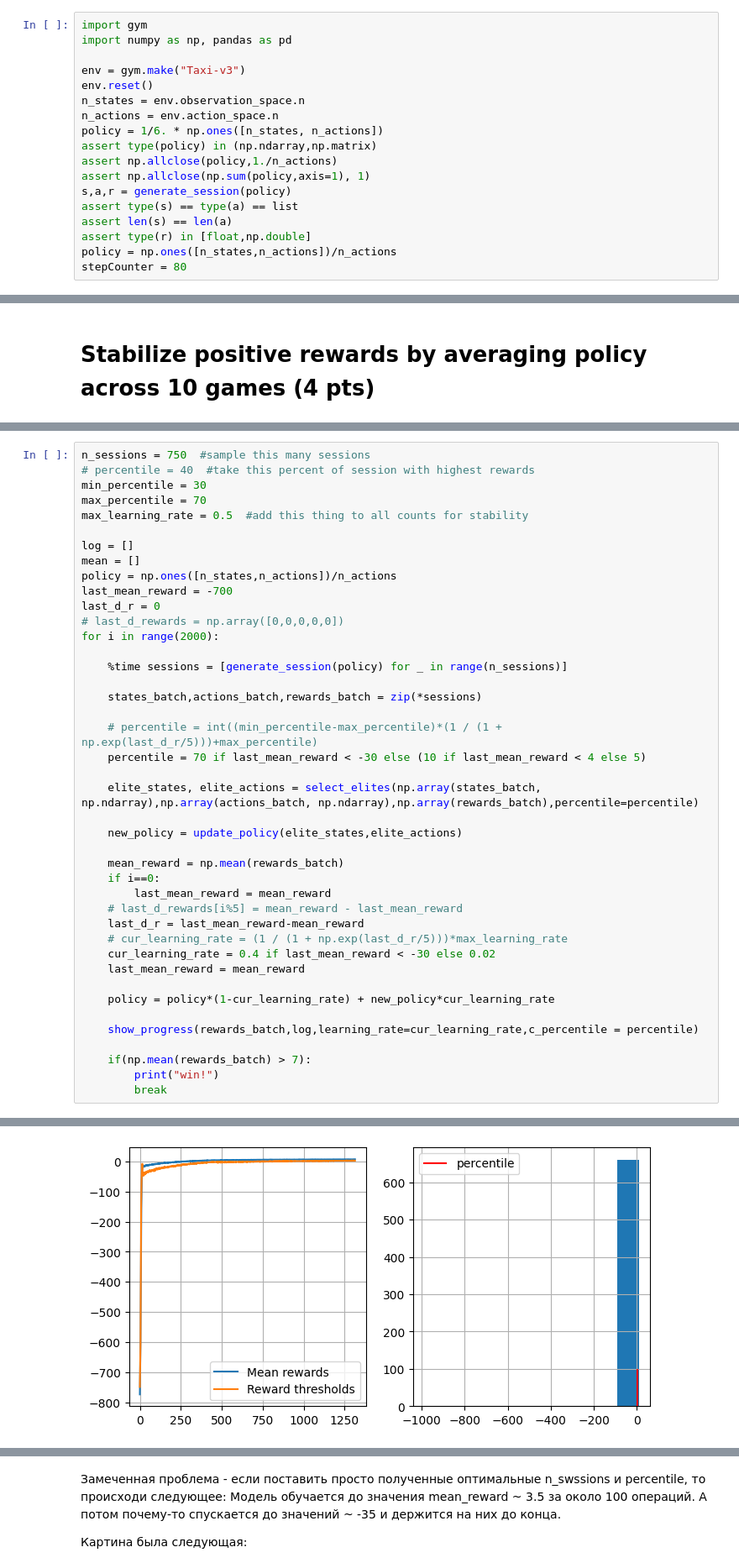
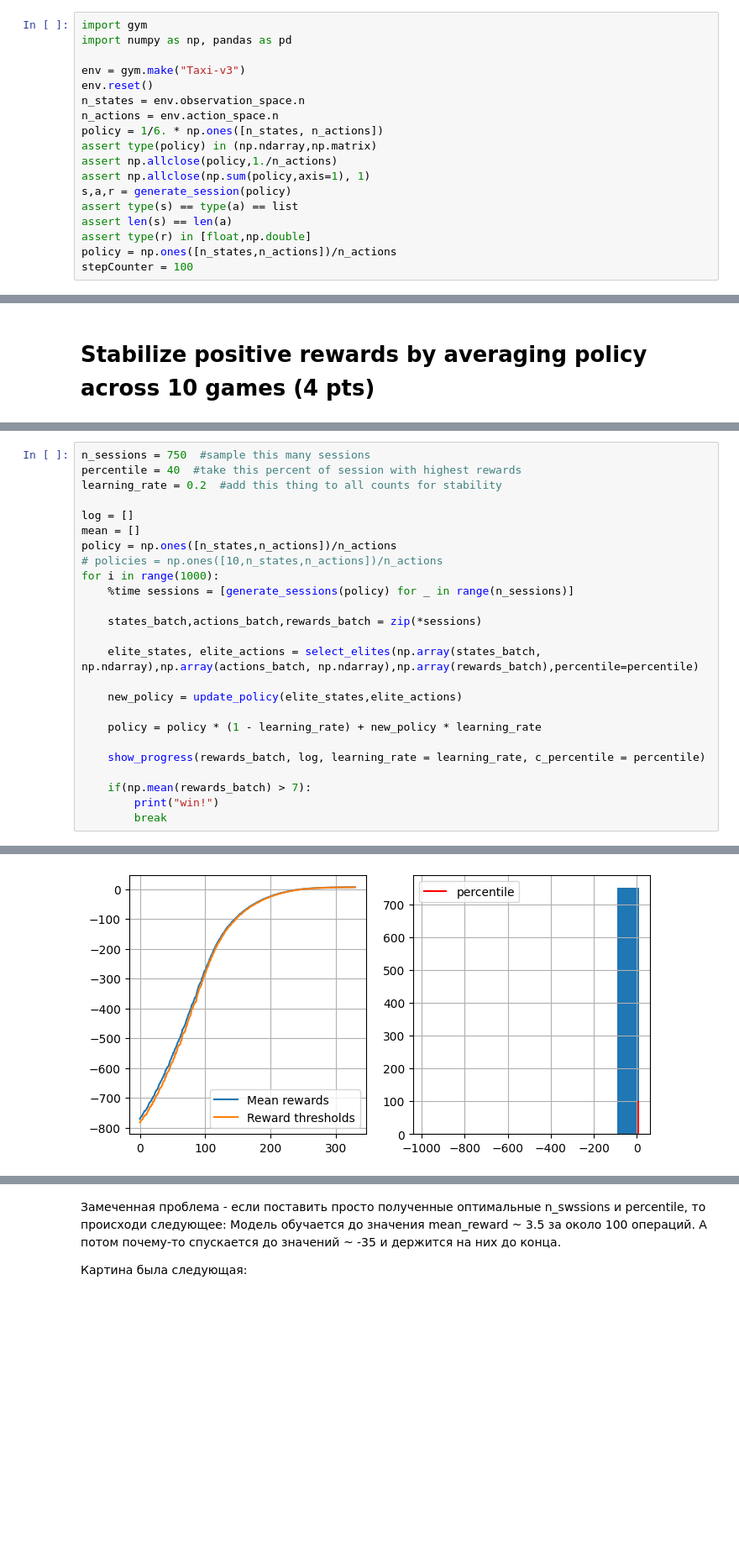
Before and after one commit to arom0808/aesc-ml-task-3, a Jupyter notebook: crossentropy_method_practice_easy.ipynb, the cells around one changed output, grey strips where cells are left out. Shown at 84% size. Drawn from its saved outputs; the diff is of its cells as text; blank space fills up the shorter version.

Commit message:
Last ex fix

```diff
--- a/crossentropy_method_practice_easy.ipynb
+++ b/crossentropy_method_practice_easy.ipynb
@@ -320,7 +318,7 @@ assert type(s) == type(a) == list
 assert len(s) == len(a)
 assert type(r) in [float,np.double]
 policy = np.ones([n_states,n_actions])/n_actions
-stepCounter = 80
+stepCounter = 100
 # %% [markdown]
 # How do different percentiles affect training efficiency?
 # %%
@@ -443,41 +471,24 @@ print([x[-1] for x in mean])
 # %%
 n_sessions = 750  #sample this many sessions
-# percentile = 40  #take this percent of session with highest rewards
-min_percentile = 30
-max_percentile = 70
-max_learning_rate = 0.5  #add this thing to all counts for stability
+percentile = 40  #take this percent of session with highest rewards
+learning_rate = 0.2  #add this thing to all counts for stability
 
 log = []
 mean = []
 policy = np.ones([n_states,n_actions])/n_actions
-last_mean_reward = -700
-last_d_r = 0
-# last_d_rewards = np.array([0,0,0,0,0])
-for i in range(2000):
-
-    %time sessions = [generate_session(policy) for _ in range(n_sessions)]
+# policies = np.ones([10,n_states,n_actions])/n_actions
+for i in range(1000):
+    %time sessions = [generate_sessions(policy) for _ in range(n_sessions)]
 
     states_batch,actions_batch,rewards_batch = zip(*sessions)
-
-    # percentile = int((min_percentile-max_percentile)*(1 / (1 + np.exp(last_d_r/5)))+max_percentile)
-    percentile = 70 if last_mean_reward < -30 else (10 if last_mean_reward < 4 else 5)
 
     elite_states, elite_actions = select_elites(np.array(states_batch, np.ndarray),np.array(actions_batch, np.ndarray),np.array(rewards_batch),percentile=percentile)
 
     new_policy = update_policy(elite_states,elite_actions)
 
-    mean_reward = np.mean(rewards_batch)
-    if i==0:
-        last_mean_reward = mean_reward
-    # last_d_rewards[i%5] = mean_reward - last_mean_reward
-    last_d_r = last_mean_reward-mean_reward
-    # cur_learning_rate = (1 / (1 + np.exp(last_d_r/5)))*max_learning_rate
-    cur_learning_rate = 0.4 if last_mean_reward < -30 else 0.02
-    last_mean_reward = mean_reward
+    policy = policy * (1 - learning_rate) + new_policy * learning_rate
 
-    policy = policy*(1-cur_learning_rate) + new_policy*cur_learning_rate
-
-    show_progress(rewards_batch,log,learning_rate=cur_learning_rate,c_percentile = percentile)
+    show_progress(rewards_batch, log, learning_rate = learning_rate, c_percentile = percentile)
 
     if(np.mean(rewards_batch) > 7):
         print("win!")
@@ -489,4 +500,4 @@ mean reward = 7.008, threshold=2.000
-[figure, old version]
+[figure, new version]
 win!
 # %% [markdown]
 Замеченная проблема - если поставить просто полученные оптимальные n_swssions и percentile, то происходи следующее: Модель обучается до значения mean_reward ~ 3.5 за около 100 операций. А потом почему-то спускается до значений ~ -35 и держится на них до конца.
```
Also changed, not shown: parts of 7 cells of this notebook, 1 other file.
